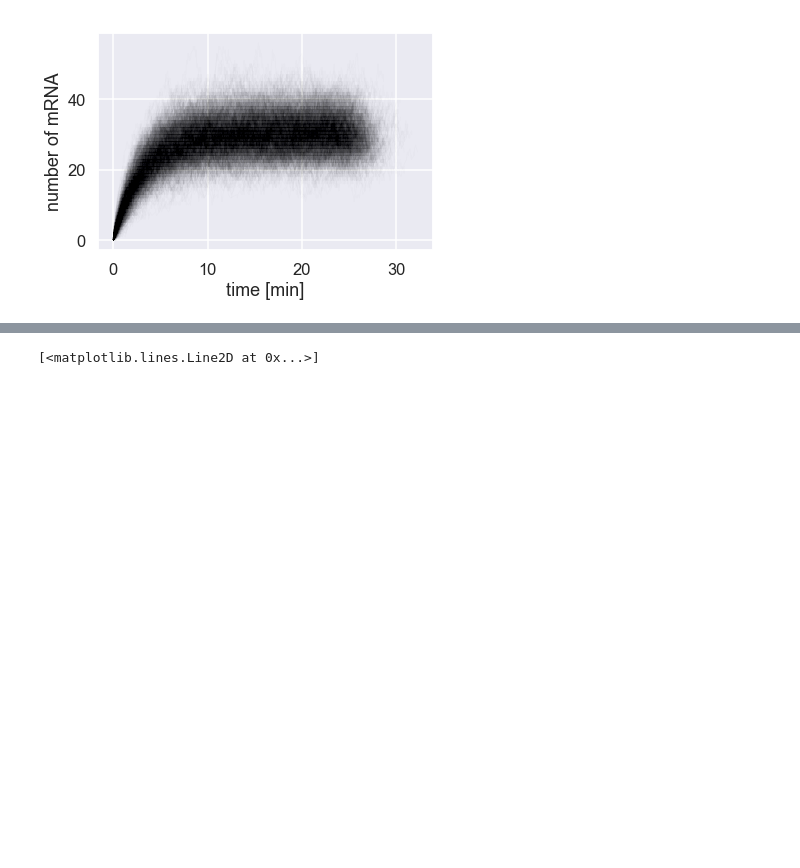
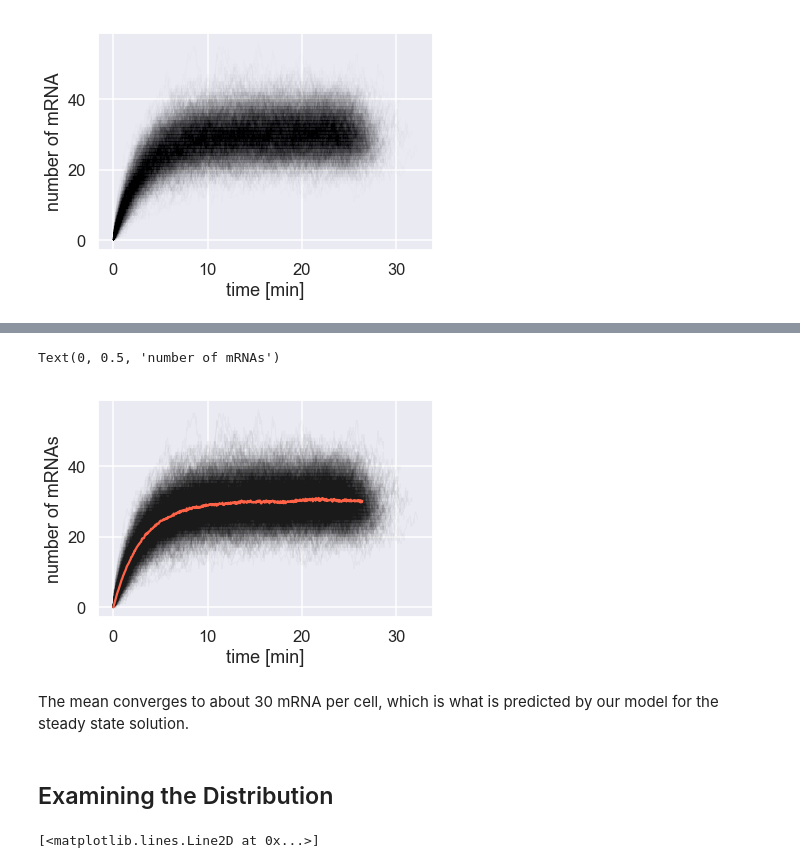
Before and after one commit to RPGroup-PBoC/ncbs_pboc, a Jupyter notebook: code/t06_gillespie_algorithm.ipynb, the cells around one changed output, grey strips where cells are left out. Saved outputs shown, nothing was run; the diff lists cells and outputs as text; code cells hidden in the pictures; blank space fills up the shorter version.

```diff
--- a/code/Untitled1.ipynb
+++ b/code/t06_gillespie_algorithm.ipynb
@@ -201,10 +198,0 @@ Calculate the mean weighted by time.
-# %%
-mean_m = np.zeros(n_traj)
-for i in range(n_traj):
-    mean_m[i] = np.sum(m_t[:, i] * dt_vec[:, i]) / np.sum(dt_vec[:, i])
-# %%
-for i in range(n_sim):
-    plt.plot(time[i,:], m_t[i,:], 'k-', lw=.1, alpha=0.03)
-
-# Plot the mean.
-plt.plot(np.mean(time, axis=0), mean_m, '-', color='tomato')
@@ -214,3 +205,32 @@ plt.plot(np.mean(time, axis=0), mean_m, '-', color='tomato')
+# %%
+# Make empty storage vectors for the mean mRNA and time.
+mean_m = np.zeros(num_traj)
+mean_time = np.zeros(num_traj)
+
+# Loop through each entry in the matrix
+for i in range(1, num_traj):
+
+    # Compute the mean
+    mean_m[i] = np.sum(m_t[:, i] * dt[:, i]) / np.sum(dt[:, i])
+
+    # Compute the mean lapse in time.
+    mean_time[i] = np.mean(time[:, i])
+
+# Now plot everything together.
+for i in range(num_sim):
+    plt.plot(time[i, :], m_t[i, :],'k-', lw=1, alpha=0.03)
+
+# Plot the mean.
+plt.plot(mean_time, mean_m, '-', color='tomato')
+plt.xlabel('time [min]')
+plt.ylabel('number of mRNAs')
+# %% [output]
+Text(0, 0.5, 'number of mRNAs')
+[figure, added]
+# %% [markdown]
+The mean converges to about 30 mRNA per cell, which is what is predicted by our model for the steady state solution.
+# %% [markdown]
+## Examining the Distribution
 # %%
 # Plot the distribution
 max_mRNA = int(np.max(m_t)) +  1
```
Also changed, not shown: parts of 4 cells of this notebook.
